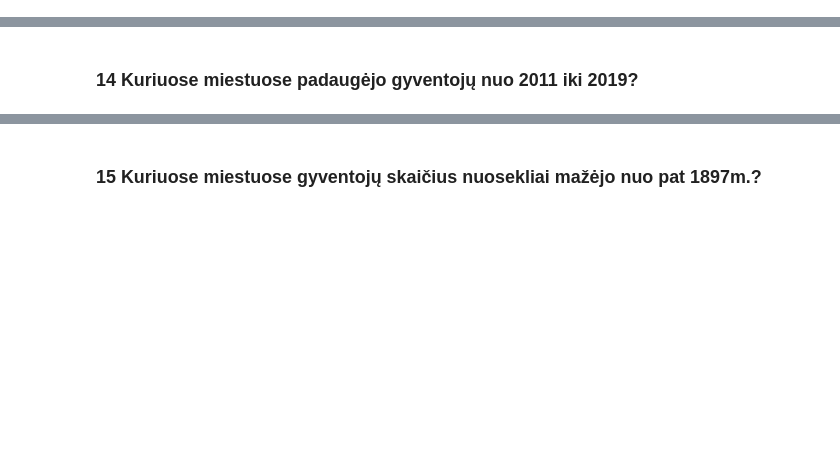
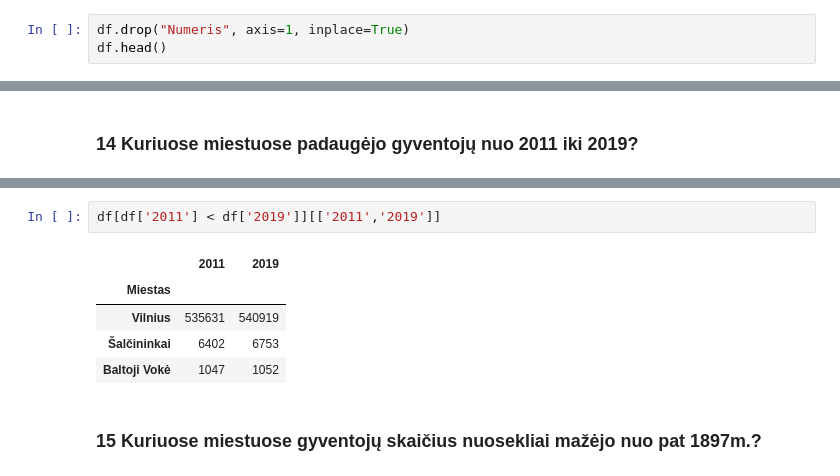
Before and after one commit to egluzelu/course-python-basic, a Jupyter notebook: PTU20_live/Pandas/pandas_uzduotys1.ipynb, the cells around one changed output, grey strips where cells are left out. Saved outputs shown, nothing was run; the diff lists cells and outputs as text; blank space fills up the shorter version.

```diff
--- a/PTU20_live/Pandas/pandas_uzduotys1.ipynb
+++ b/PTU20_live/Pandas/pandas_uzduotys1.ipynb
@@ -113,0 +127,3 @@ Name: 1897, dtype: int64
+# %%
+df.drop("Numeris", axis=1, inplace=True)
+df.head()
@@ -153,2 +172,10 @@ Name: 1897, dtype: int64
+# %%
+df[df['2011'] < df['2019']][['2011','2019']]
+# %% [output]
+|  | 2011 | 2019 |
+| Miestas |  |  |
+| Vilnius | 535631 | 540919 |
+| Šalčininkai | 6402 | 6753 |
+| Baltoji Vokė | 1047 | 1052 |
 # %% [markdown]
 ### 15 Kuriuose miestuose gyventojų skaičius nuosekliai mažėjo nuo pat 1897m.?
```
Also changed, not shown: parts of 35 cells of this notebook, 1 other file.
